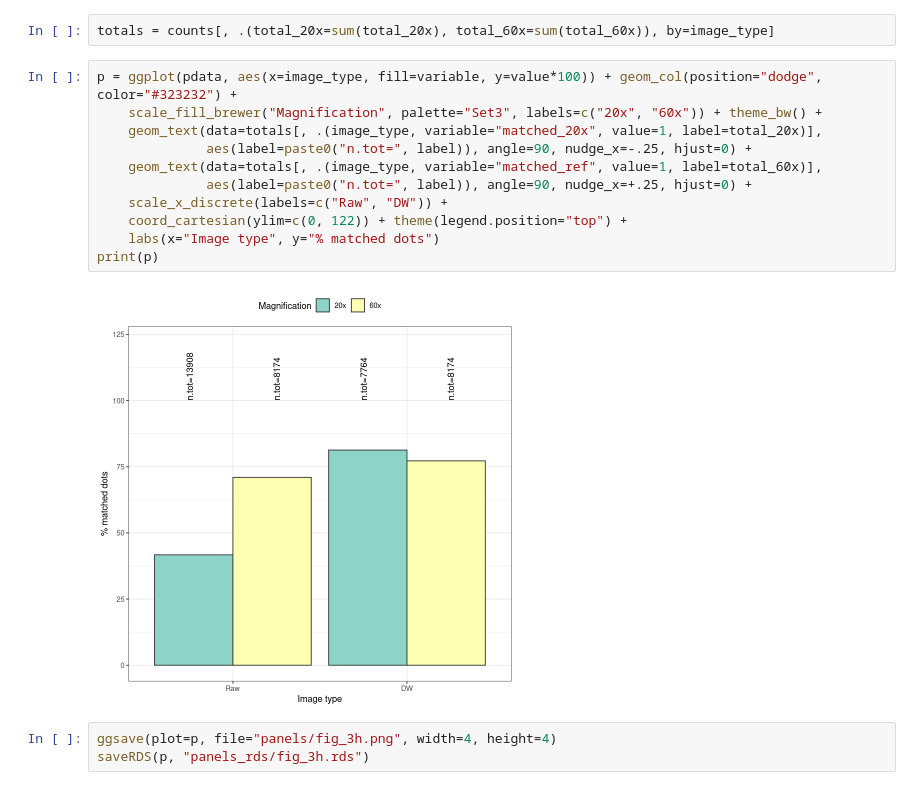
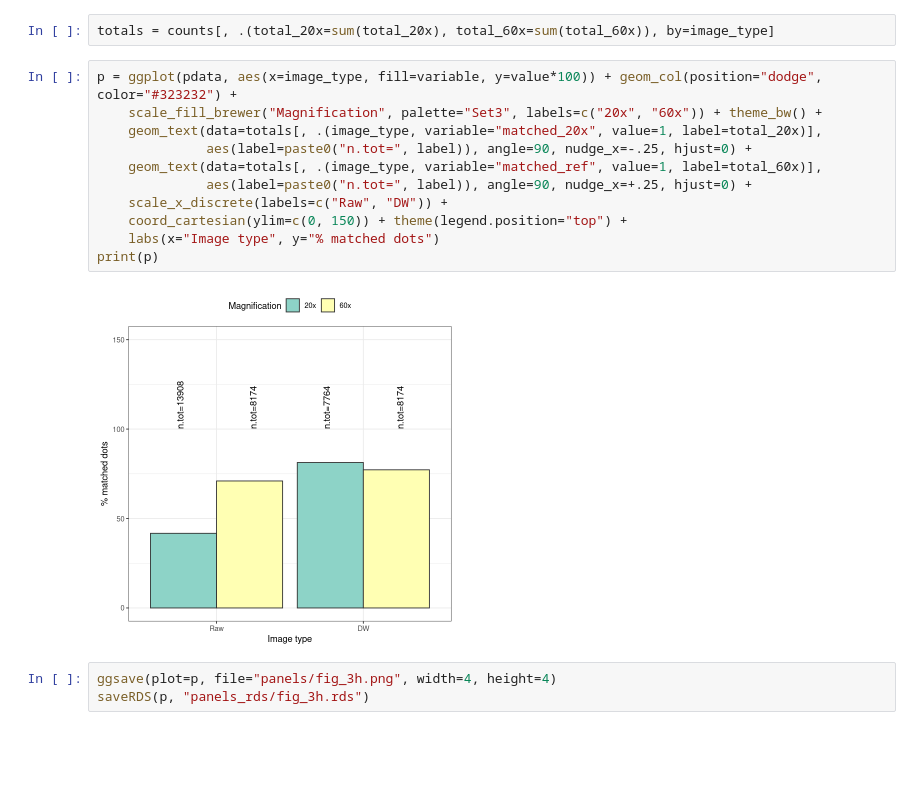
Before and after one commit to ggirelli/deconwolf-smFISH-analysis, a Jupyter notebook: notebooks/manuscript/1_panels.ipynb, the cells around one changed output. Saved outputs shown, nothing was run; the diff lists cells and outputs as text; blank space fills up the shorter version.

```diff
--- a/notebooks/manuscript/1_panels.ipynb
+++ b/notebooks/manuscript/1_panels.ipynb
@@ -220,16 +220,16 @@ totals = counts[, .(total_20x=sum(total_20x), total_60x=sum(total_60x)), by=imag
 # %%
 p = ggplot(pdata, aes(x=image_type, fill=variable, y=value*100)) + geom_col(position="dodge", color="#323232") +
     scale_fill_brewer("Magnification", palette="Set3", labels=c("20x", "60x")) + theme_bw() +
     geom_text(data=totals[, .(image_type, variable="matched_20x", value=1, label=total_20x)],
               aes(label=paste0("n.tot=", label)), angle=90, nudge_x=-.25, hjust=0) +
     geom_text(data=totals[, .(image_type, variable="matched_ref", value=1, label=total_60x)],
               aes(label=paste0("n.tot=", label)), angle=90, nudge_x=+.25, hjust=0) +
     scale_x_discrete(labels=c("Raw", "DW")) +
-    coord_cartesian(ylim=c(0, 122)) + theme(legend.position="top") +
+    coord_cartesian(ylim=c(0, 150)) + theme(legend.position="top") +
     labs(x="Image type", y="% matched dots")
 print(p)
 # %% [output]
-[figure, old version]
+[figure, new version]
 # %%
 ggsave(plot=p, file="panels/fig_3h.png", width=4, height=4)
 saveRDS(p, "panels_rds/fig_3h.rds")
```
Also changed, not shown: parts of 3 cells of this notebook, 13 other files.
